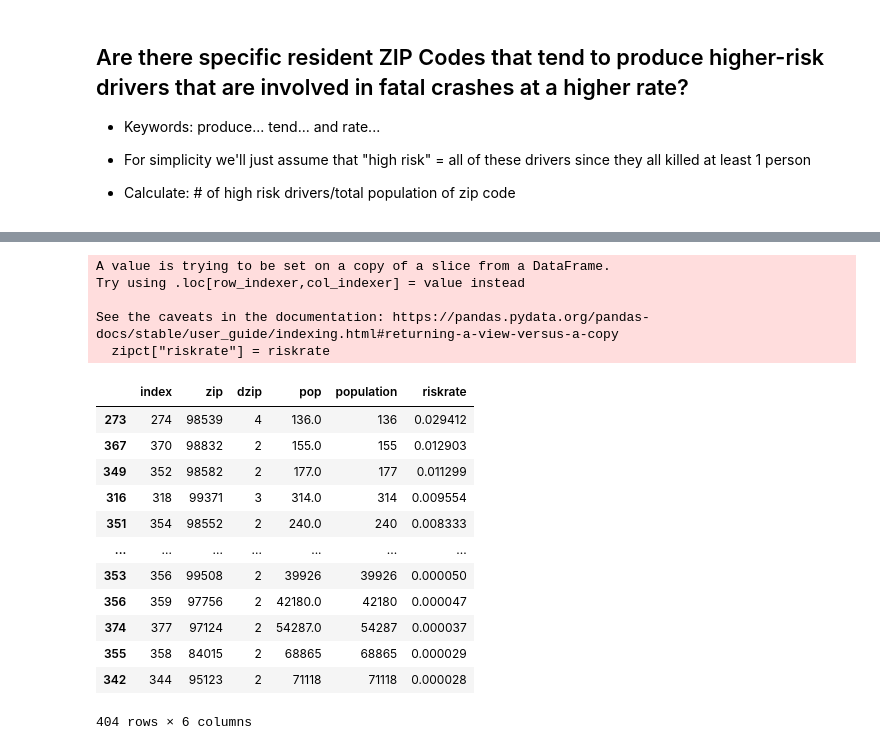
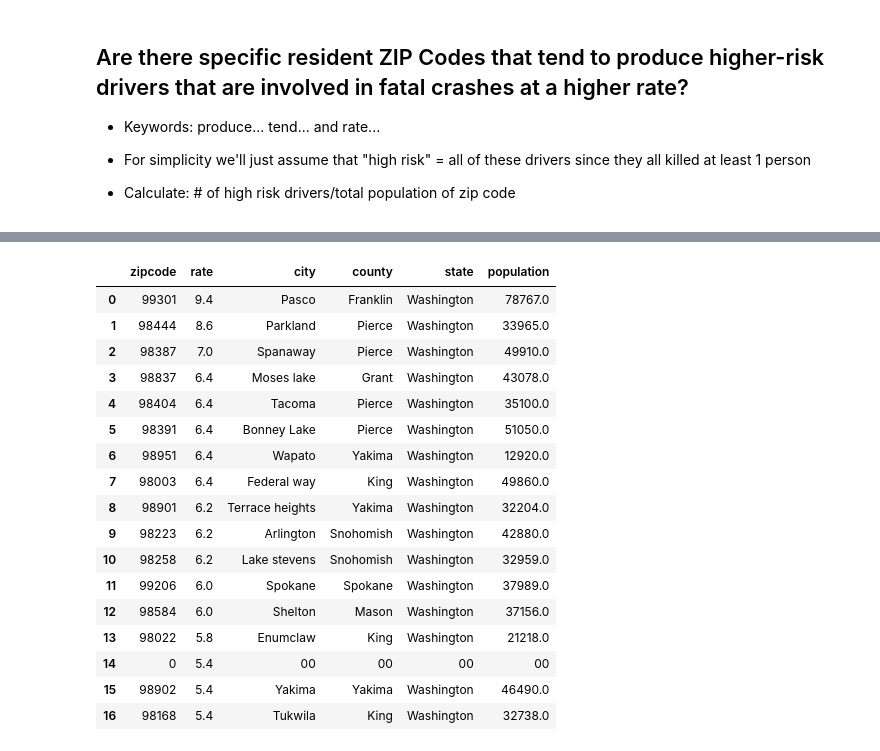
Before and after one commit to uysiri/info-challenge-teamIC23058, a Jupyter notebook: umdinfochallenge.ipynb, the cells around one changed output, grey strips where cells are left out. Saved outputs shown, nothing was run; the diff lists cells and outputs as text; code cells hidden in the pictures.

```diff
--- a/umdinfochallenge.ipynb
+++ b/umdinfochallenge.ipynb
@@ -353,5 +302,17 @@ new_match(populationzip, maps)
+# %%
+# fill in missing except Canada
+# Bonney Lake, WA Pierce
+riskrate.at[5,'city']='Bonney Lake'
+riskrate.at[5,'county']='Pierce'
+riskrate.at[5,'state']='Washington'
+# %%
+# add population size
+washpop = pd.read_csv("washpop.csv",  converters = {'Zip Code': str})
+
+washpop.rename(columns={'Zip Code':'zipcode','Population':'population'}, inplace=True)
+washpop['population'] = washpop['population'].replace(',', '', regex=True).astype(int)
 # %%
-def get_match(df, dct):
-    dct = dict(zip(zipdemo['zip'], zipdemo['pop']))
-    df['pop']=df['index'].map(dct).fillna('00') # map over df
-    return df
+# match ZCTA population data to zip code
+
+population = dict(zip(washpop['zipcode'], washpop['population']))
+riskrate['population']=riskrate['zipcode'].map(population).fillna('00') # map over df
@@ -404,30 +319,21 @@ zipct.reset_index(inplace=True)
-# %%
-# Calculate proprotion of drivers/zip population size
-riskrate = []
-
-for index, row in zipct.iterrows():
-    riskrate.append(row['dzip']/(row['population']))
-
-zipct["riskrate"] = riskrate
-# %% [output]
-A value is trying to be set on a copy of a slice from a DataFrame.
-Try using .loc[row_indexer,col_indexer] = value instead
-
-See the caveats in the documentation: https://pandas.pydata.org/pandas-docs/stable/user_guide/indexing.html#returning-a-view-versus-a-copy
-  zipct["riskrate"] = riskrate
-# %%
-zipct.sort_values(by='riskrate',ascending=False)
-# %% [output]
-|  | index | zip | dzip | pop | population | riskrate |
-| 273 | 274 | 98539 | 4 | 136.0 | 136 | 0.029412 |
-| 367 | 370 | 98832 | 2 | 155.0 | 155 | 0.012903 |
-| 349 | 352 | 98582 | 2 | 177.0 | 177 | 0.011299 |
-| 316 | 318 | 99371 | 3 | 314.0 | 314 | 0.009554 |
-| 351 | 354 | 98552 | 2 | 240.0 | 240 | 0.008333 |
-| ... | ... | ... | ... | ... | ... | ... |
-| 353 | 356 | 99508 | 2 | 39926 | 39926 | 0.000050 |
-| 356 | 359 | 97756 | 2 | 42180.0 | 42180 | 0.000047 |
-| 374 | 377 | 97124 | 2 | 54287.0 | 54287 | 0.000037 |
-| 355 | 358 | 84015 | 2 | 68865 | 68865 | 0.000029 |
-| 342 | 344 | 95123 | 2 | 71118 | 71118 | 0.000028 |
-404 rows × 6 columns
+# %%
+riskrate
+# %% [output]
+|  | zipcode | rate | city | county | state | population |
+| 0 | 99301 | 9.4 | Pasco | Franklin | Washington | 78767.0 |
+| 1 | 98444 | 8.6 | Parkland | Pierce | Washington | 33965.0 |
+| 2 | 98387 | 7.0 | Spanaway | Pierce | Washington | 49910.0 |
+| 3 | 98837 | 6.4 | Moses lake | Grant | Washington | 43078.0 |
+| 4 | 98404 | 6.4 | Tacoma | Pierce | Washington | 35100.0 |
+| 5 | 98391 | 6.4 | Bonney Lake | Pierce | Washington | 51050.0 |
+| 6 | 98951 | 6.4 | Wapato | Yakima | Washington | 12920.0 |
+| 7 | 98003 | 6.4 | Federal way | King | Washington | 49860.0 |
+| 8 | 98901 | 6.2 | Terrace heights | Yakima | Washington | 32204.0 |
+| 9 | 98223 | 6.2 | Arlington | Snohomish | Washington | 42880.0 |
+| 10 | 98258 | 6.2 | Lake stevens | Snohomish | Washington | 32959.0 |
+| 11 | 99206 | 6.0 | Spokane | Spokane | Washington | 37989.0 |
+| 12 | 98584 | 6.0 | Shelton | Mason | Washington | 37156.0 |
+| 13 | 98022 | 5.8 | Enumclaw | King | Washington | 21218.0 |
+| 14 | 0 | 5.4 | 00 | 00 | 00 | 00 |
+| 15 | 98902 | 5.4 | Yakima | Yakima | Washington | 46490.0 |
+| 16 | 98168 | 5.4 | Tukwila | King | Washington | 32738.0 |
```
Also changed, not shown: parts of 23 cells of this notebook, 1 other file.
